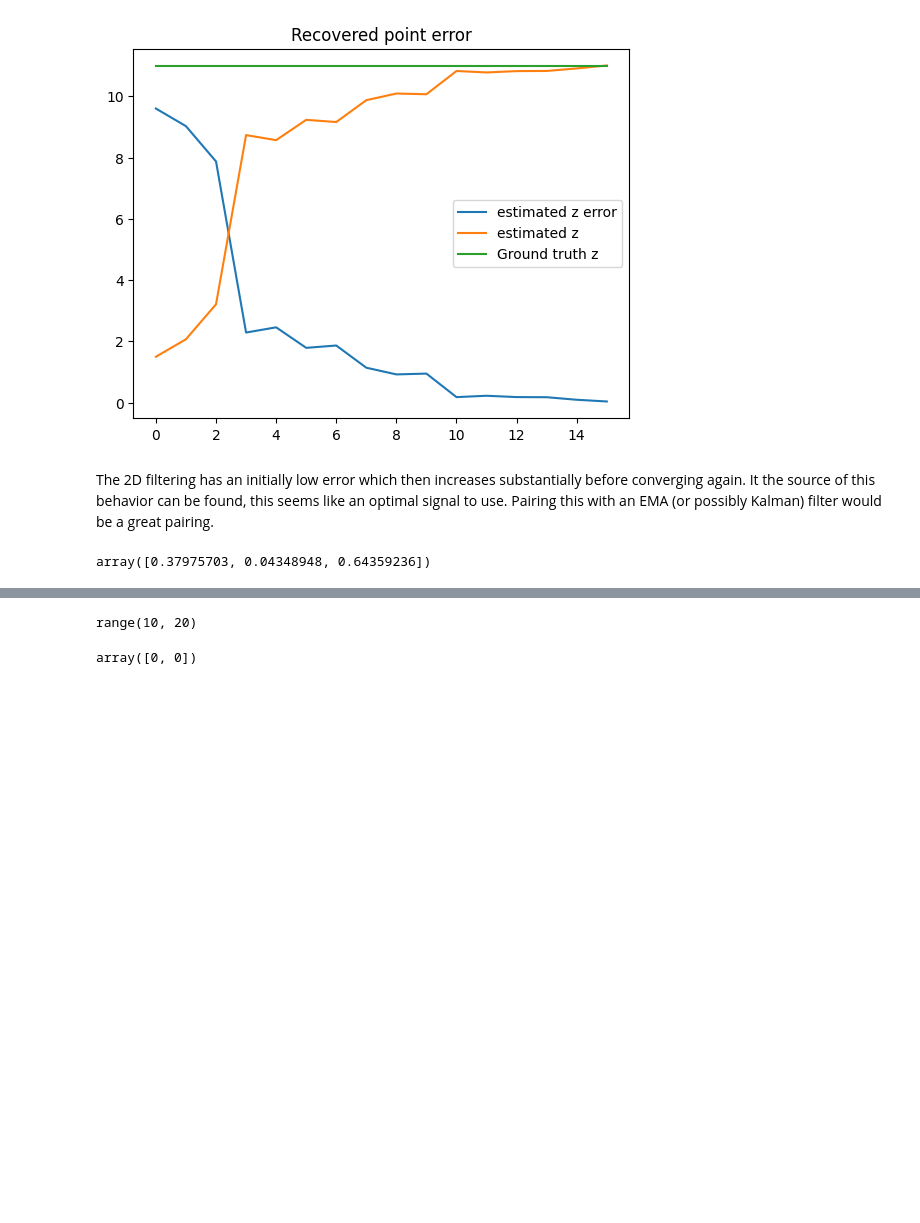
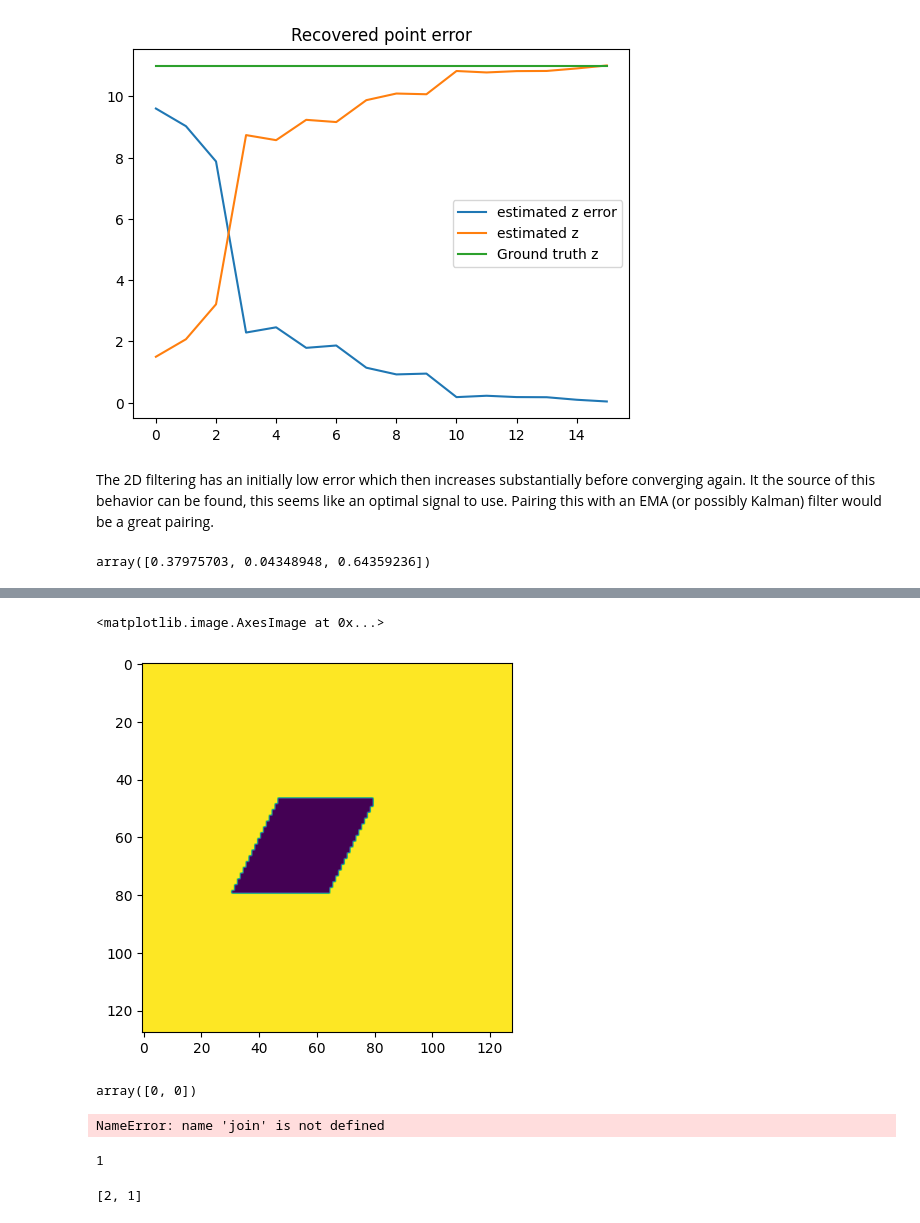
Before and after one commit to mrpossoms/visual-odometry, a Jupyter notebook: visual-odometry.ipynb, the cells around one changed output, grey strips where cells are left out. Drawn from its saved outputs; the diff is of its cells as text; code cells hidden in the pictures; blank space fills up the shorter version.

```diff
--- a/visual-odometry.ipynb
+++ b/visual-odometry.ipynb
@@ -478,8 +537,21 @@ plt.imshow(I)
 # %%
-range(10,20)
+plt.imshow(D)
 # %% [output]
-range(10, 20)
+<matplotlib.image.AxesImage at 0x...>
+[figure, added]
 # %%
 np.array([[1,0],[0,1]]).min(axis=1)
 # %% [output]
 array([0, 0])
+# %%
+join([[1,2],[2,3]])
+# %% [output]
+NameError: name 'join' is not defined
+# %%
+a
+# %% [output]
+1
+# %%
+list(reversed([1,2]))
+# %% [output]
+[2, 1]
```
Also changed, not shown: parts of 1 cell of this notebook, 4 other files.
